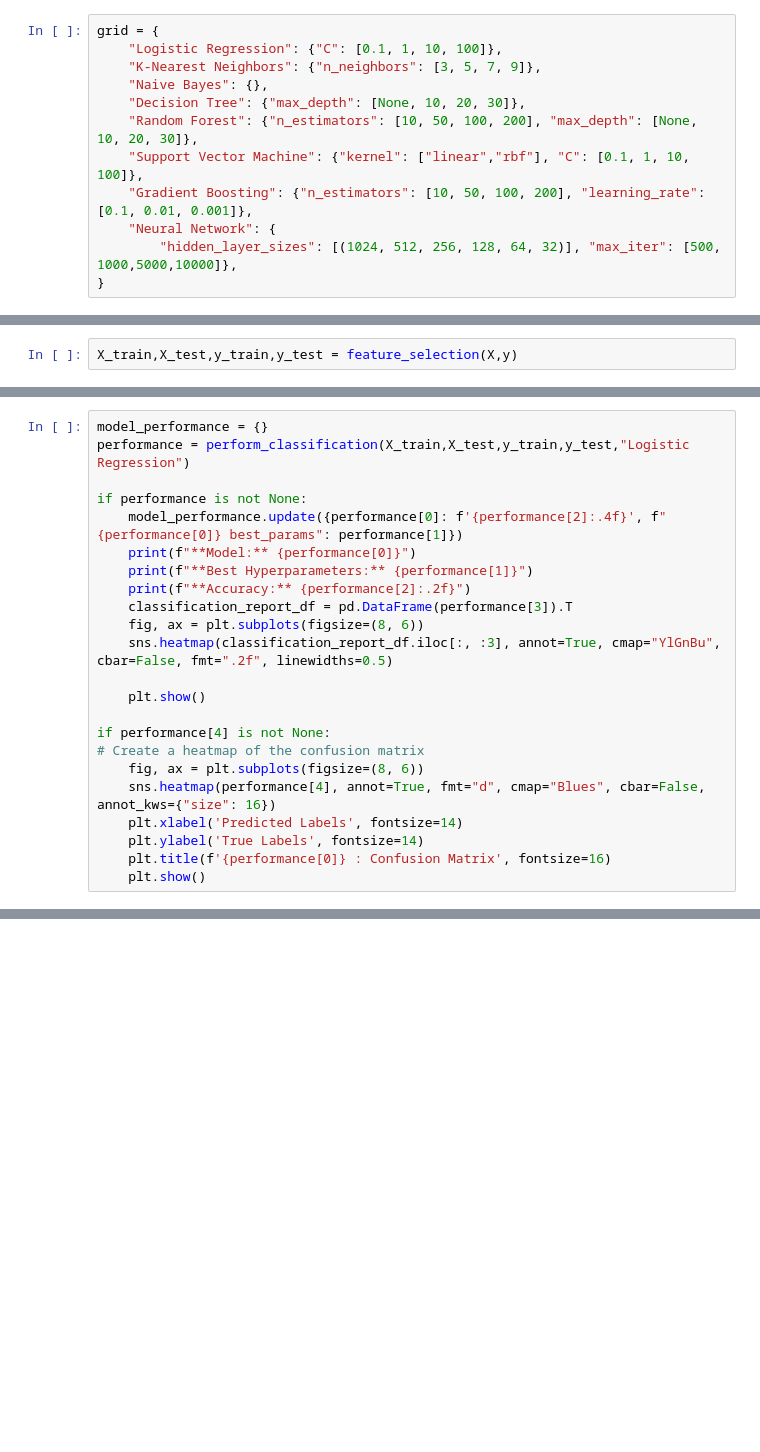
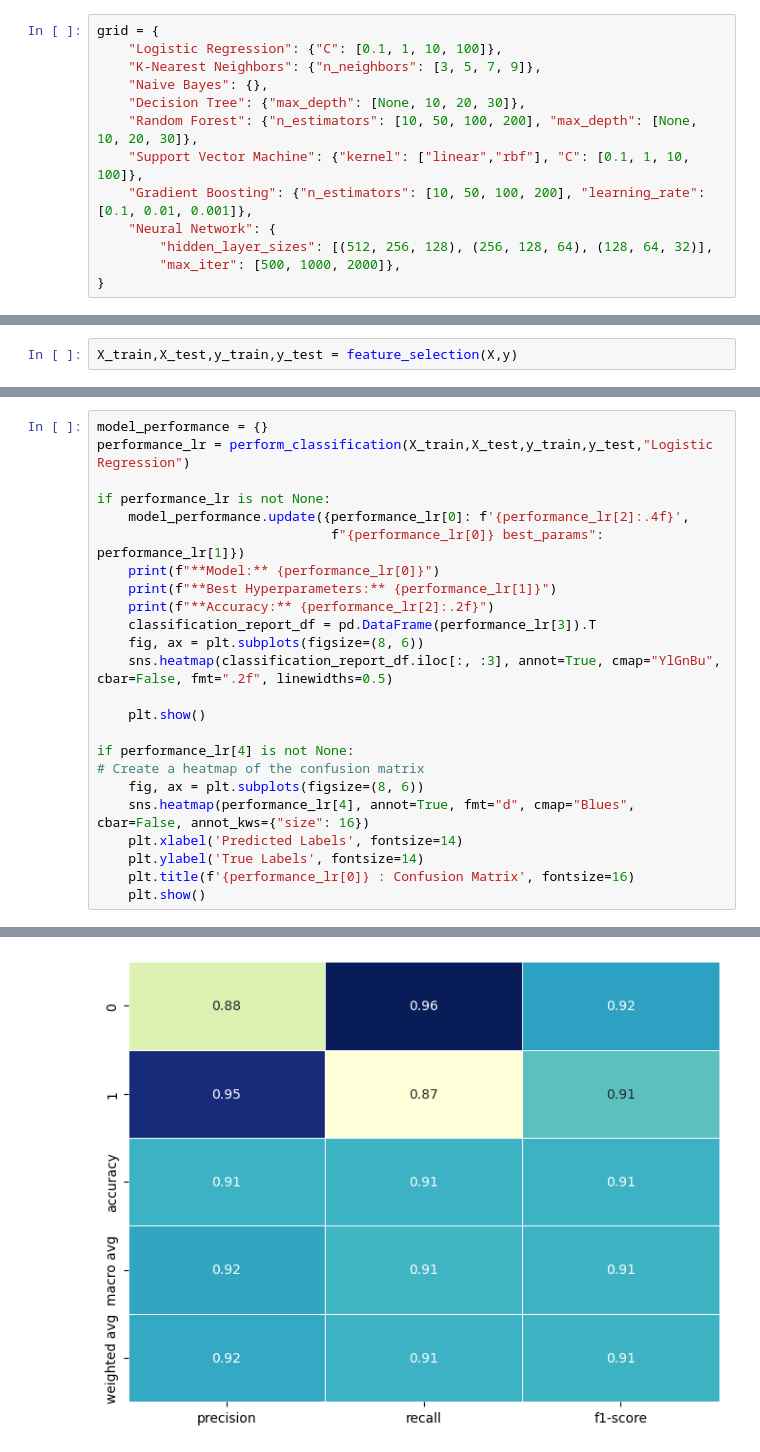
Before and after one commit to subhanshusingh2023/data_science_projects, a Jupyter notebook: Customer Churn Analysis.ipynb, the cells around one changed output, grey strips where cells are left out. Drawn from its saved outputs; the diff is of its cells as text; blank space fills up the shorter version.

```diff
--- a/Customer Churn Analysis.ipynb
+++ b/Customer Churn Analysis.ipynb
@@ -77,5 +175,6 @@ grid = {
     "Support Vector Machine": {"kernel": ["linear","rbf"], "C": [0.1, 1, 10, 100]},
     "Gradient Boosting": {"n_estimators": [10, 50, 100, 200], "learning_rate": [0.1, 0.01, 0.001]},
     "Neural Network": {
-        "hidden_layer_sizes": [(1024, 512, 256, 128, 64, 32)], "max_iter": [500, 1000,5000,10000]},
+        "hidden_layer_sizes": [(512, 256, 128), (256, 128, 64), (128, 64, 32)],
+        "max_iter": [500, 1000, 2000]},
 }
@@ -138,23 +250,25 @@ X_train,X_test,y_train,y_test = feature_selection(X,y)
 # %%
 model_performance = {}
-performance = perform_classification(X_train,X_test,y_train,y_test,"Logistic Regression")
+performance_lr = perform_classification(X_train,X_test,y_train,y_test,"Logistic Regression")
 
-if performance is not None:
-    model_performance.update({performance[0]: f'{performance[2]:.4f}', f"{performance[0]} best_params": performance[1]})
-    print(f"**Model:** {performance[0]}")
-    print(f"**Best Hyperparameters:** {performance[1]}")
-    print(f"**Accuracy:** {performance[2]:.2f}")
-    classification_report_df = pd.DataFrame(performance[3]).T
+if performance_lr is not None:
+    model_performance.update({performance_lr[0]: f'{performance_lr[2]:.4f}',
+                              f"{performance_lr[0]} best_params": performance_lr[1]})
+    print(f"**Model:** {performance_lr[0]}")
+    print(f"**Best Hyperparameters:** {performance_lr[1]}")
+    print(f"**Accuracy:** {performance_lr[2]:.2f}")
+    classification_report_df = pd.DataFrame(performance_lr[3]).T
     fig, ax = plt.subplots(figsize=(8, 6))
     sns.heatmap(classification_report_df.iloc[:, :3], annot=True, cmap="YlGnBu", cbar=False, fmt=".2f", linewidths=0.5)
 
     plt.show()
 
-if performance[4] is not None:
+if performance_lr[4] is not None:
 # Create a heatmap of the confusion matrix
     fig, ax = plt.subplots(figsize=(8, 6))
-    sns.heatmap(performance[4], annot=True, fmt="d", cmap="Blues", cbar=False, annot_kws={"size": 16})
+    sns.heatmap(performance_lr[4], annot=True, fmt="d", cmap="Blues", cbar=False, annot_kws={"size": 16})
     plt.xlabel('Predicted Labels', fontsize=14)
     plt.ylabel('True Labels', fontsize=14)
-    plt.title(f'{performance[0]} : Confusion Matrix', fontsize=16)
+    plt.title(f'{performance_lr[0]} : Confusion Matrix', fontsize=16)
     plt.show()
+# %% [output]
@@ -160,0 +278 @@ if performance[4] is not None:
+[figure, added]
```
Also changed, not shown: parts of 30 cells of this notebook, 2 other files.
